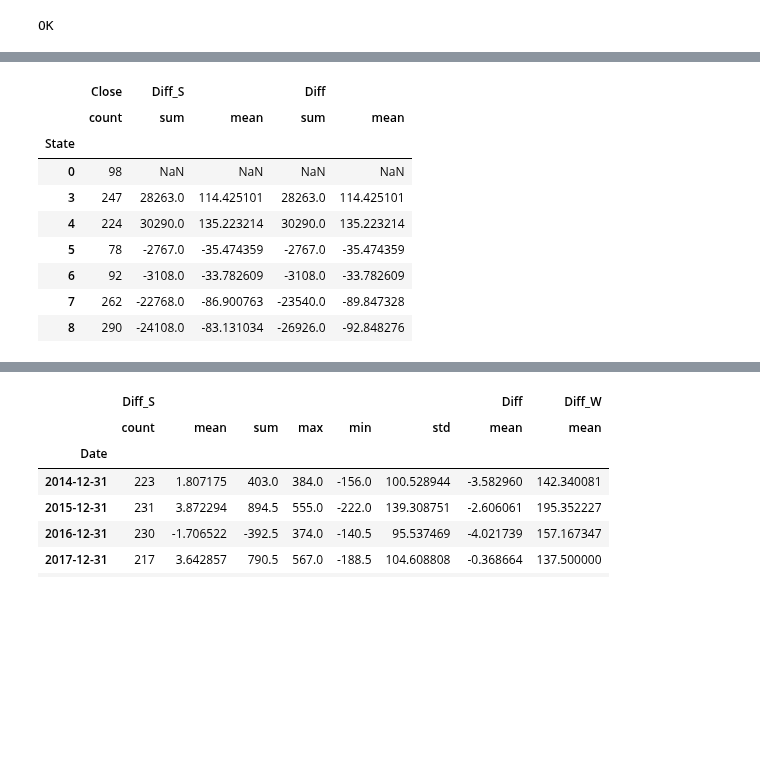
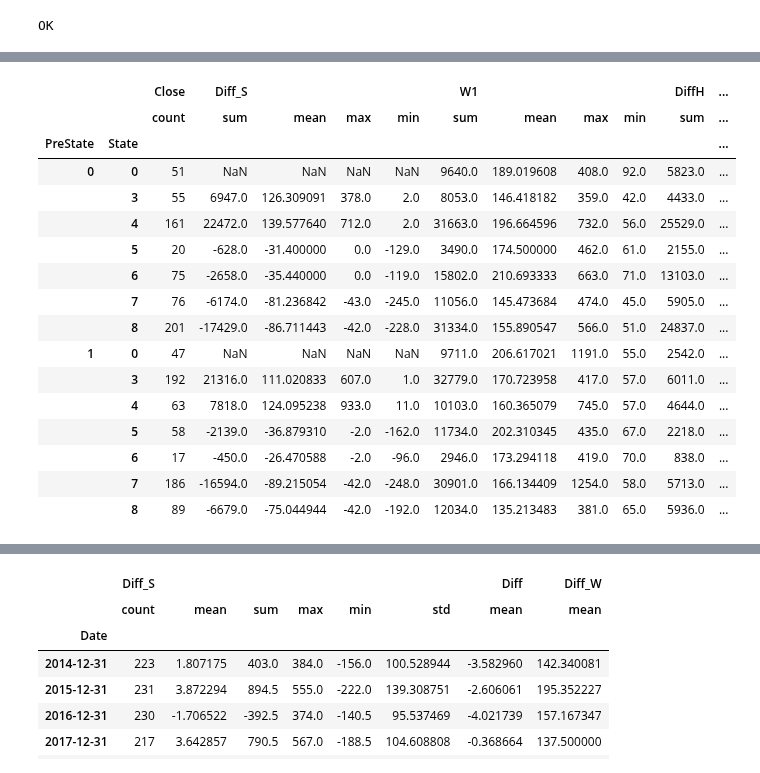
Before and after one commit to che7611/test2, a Jupyter notebook: calcHL.ipynb, the cells around one changed output, grey strips where cells are left out. Saved outputs shown, nothing was run; the diff lists cells and outputs as text; code cells hidden in the pictures; blank space fills up the shorter version.

```diff
--- a/calcHL.ipynb
+++ b/calcHL.ipynb
@@ -59,7 +63,13 @@ def Calc(date1):
     L1=D1[:60]['close'].min()
     res['High1']=H1
     res['Low1']=L1
-
+    res['W1']=H1-L1
+    res['Close1']=D1.iloc[59]['close']
+    res['DiffH']=H1-res['Close1']
+    res['DiffL']=res['Close1']-L1
+    res['H1i']=D1[:60]['close'].idxmax().time()
+    res['L1i']=D1[:60]['close'].idxmin().time()
+    res['PreState']=1 if res['H1i']>res['L1i'] else 0
 
 #state[1:多，3多赚，5多亏，7多止损，2空，4空赚，6空亏，8空止损]
 #     print(H1,L1,H1-L1)
@@ -133,7 +143,7 @@ F1.set_index('Date',inplace=True)
 
 F1['Diff_L']=F1.apply(lambda x:x.Low2-x.Price if x['State']% 2==1 else x.Price-x.High2 ,axis=1)
 F1['Diff_H']=F1.apply(lambda x:x.High2-x.Price if x['State']% 2==0 else x.Price-x.Low2 ,axis=1)
-F1['Diff_W']=F1['High1']-F1['Low1']
+# F1['Diff_W']=F1['High1']-F1['Low1']
 F1['HiH']=F1.Hi.apply(lambda x:x.hour)
 F1['LiH']=F1.Li.apply(lambda x:x.hour)
 F1['HiM']=F1.Hi.apply(lambda x:(x.hour*60+x.minute-540-14)//60)
@@ -161,22 +194,30 @@ F1[['Stop','Diff_S']][F1.State>=7].agg(['mean'])
 # %%
-col2=['Close','State','Diff','Diff_S','Diff_L','Diff_H','Stop']
+col2=['PreState','Close','State','DiffH','DiffL','W1','Diff_S','Diff_L','Diff_H','Stop']
 dd={
     'Close':['count'],
-    'Diff_S':['sum','mean'],
-    'Diff':['sum','mean'],
-
+    'Diff_S':['sum','mean','max','min'],
+    'W1':['sum','mean','max','min'],
+    'DiffH':['sum','mean','max','min'],
+    'DiffL':['sum','mean','max','min'],
 
 }
-F1[col2].groupby('State').agg(dd)
+F1[col2].groupby(['PreState','State']).agg(dd)
 # F1[col2].groupby(F1.index.year).agg(dd)
 # %% [output]
-|  | Close | Diff_S |  | Diff |  |
-|  | count | sum | mean | sum | mean |
-| State |  |  |  |  |  |
-| 0 | 98 | NaN | NaN | NaN | NaN |
-| 3 | 247 | 28263.0 | 114.425101 | 28263.0 | 114.425101 |
-| 4 | 224 | 30290.0 | 135.223214 | 30290.0 | 135.223214 |
-| 5 | 78 | -2767.0 | -35.474359 | -2767.0 | -35.474359 |
-| 6 | 92 | -3108.0 | -33.782609 | -3108.0 | -33.782609 |
-| 7 | 262 | -22768.0 | -86.900763 | -23540.0 | -89.847328 |
-| 8 | 290 | -24108.0 | -83.131034 | -26926.0 | -92.848276 |
+|  |  | Close | Diff_S |  |  |  | W1 |  |  |  | DiffH | ... |
+|  |  | count | sum | mean | max | min | sum | mean | max | min | sum | ... |
+| PreState | State |  |  |  |  |  |  |  |  |  |  | ... |
+| 0 | 0 | 51 | NaN | NaN | NaN | NaN | 9640.0 | 189.019608 | 408.0 | 92.0 | 5823.0 | ... |
+|  | 3 | 55 | 6947.0 | 126.309091 | 378.0 | 2.0 | 8053.0 | 146.418182 | 359.0 | 42.0 | 4433.0 | ... |
+|  | 4 | 161 | 22472.0 | 139.577640 | 712.0 | 2.0 | 31663.0 | 196.664596 | 732.0 | 56.0 | 25529.0 | ... |
+|  | 5 | 20 | -628.0 | -31.400000 | 0.0 | -129.0 | 3490.0 | 174.500000 | 462.0 | 61.0 | 2155.0 | ... |
+|  | 6 | 75 | -2658.0 | -35.440000 | 0.0 | -119.0 | 15802.0 | 210.693333 | 663.0 | 71.0 | 13103.0 | ... |
+|  | 7 | 76 | -6174.0 | -81.236842 | -43.0 | -245.0 | 11056.0 | 145.473684 | 474.0 | 45.0 | 5905.0 | ... |
+|  | 8 | 201 | -17429.0 | -86.711443 | -42.0 | -228.0 | 31334.0 | 155.890547 | 566.0 | 51.0 | 24837.0 | ... |
+| 1 | 0 | 47 | NaN | NaN | NaN | NaN | 9711.0 | 206.617021 | 1191.0 | 55.0 | 2542.0 | ... |
+|  | 3 | 192 | 21316.0 | 111.020833 | 607.0 | 1.0 | 32779.0 | 170.723958 | 417.0 | 57.0 | 6011.0 | ... |
+|  | 4 | 63 | 7818.0 | 124.095238 | 933.0 | 11.0 | 10103.0 | 160.365079 | 745.0 | 57.0 | 4644.0 | ... |
+|  | 5 | 58 | -2139.0 | -36.879310 | -2.0 | -162.0 | 11734.0 | 202.310345 | 435.0 | 67.0 | 2218.0 | ... |
+|  | 6 | 17 | -450.0 | -26.470588 | -2.0 | -96.0 | 2946.0 | 173.294118 | 419.0 | 70.0 | 838.0 | ... |
+|  | 7 | 186 | -16594.0 | -89.215054 | -42.0 | -248.0 | 30901.0 | 166.134409 | 1254.0 | 58.0 | 5713.0 | ... |
+|  | 8 | 89 | -6679.0 | -75.044944 | -42.0 | -192.0 | 12034.0 | 135.213483 | 381.0 | 65.0 | 5936.0 | ... |
```
Also changed, not shown: parts of 5 cells of this notebook, 2 other files.
